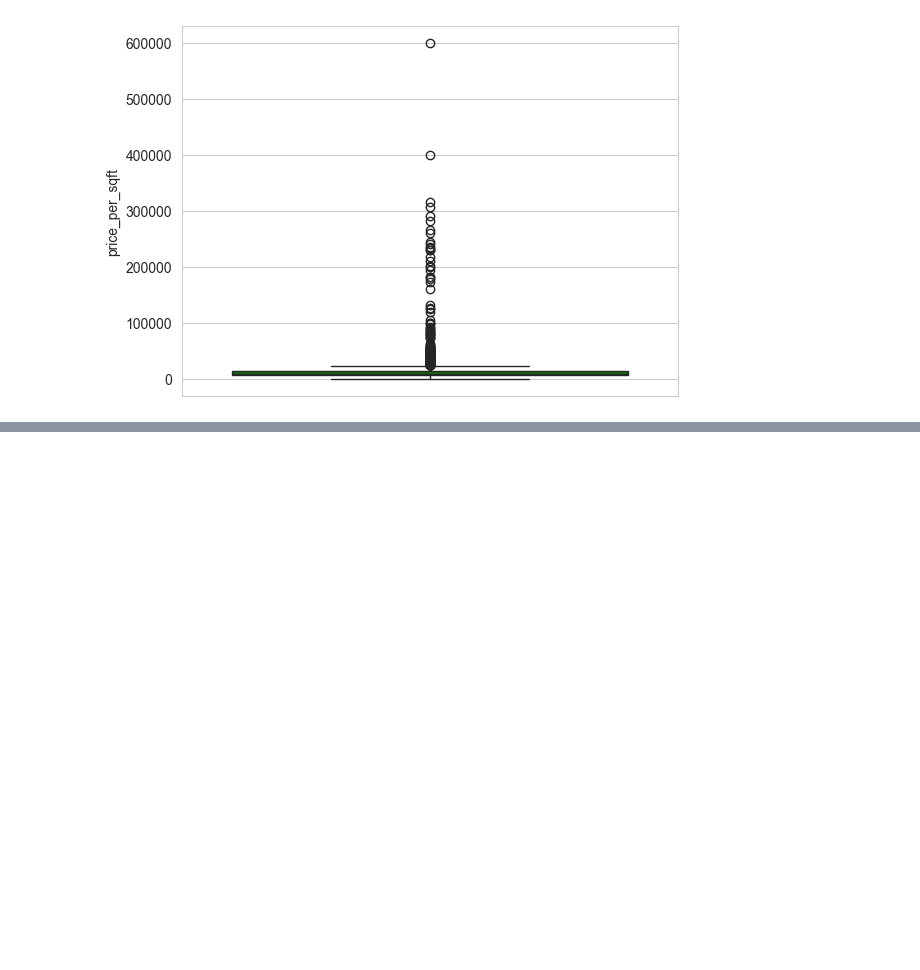
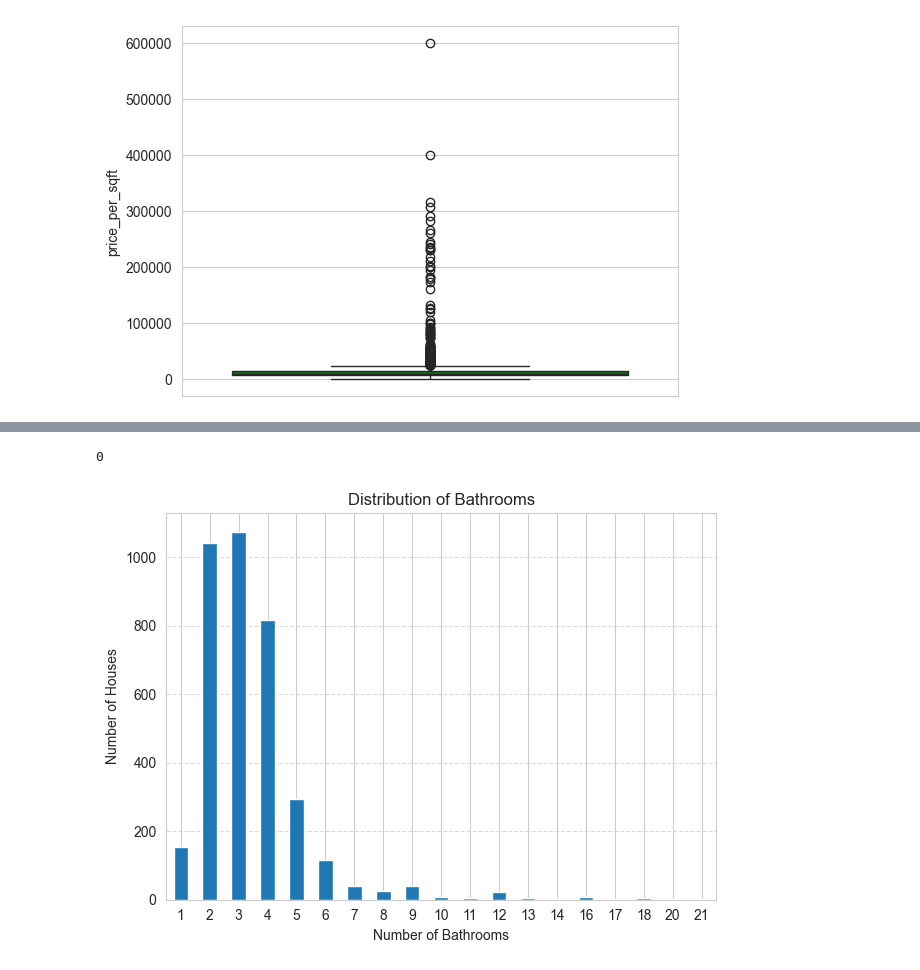
Before and after one commit to 07Sada/real-estate-property-price-predictor, a Jupyter notebook: notebooks/EDA-univariant_analysis_#05.ipynb, the cells around one changed output, grey strips where cells are left out. Drawn from its saved outputs; the diff is of its cells as text; code cells hidden in the pictures; blank space fills up the shorter version.

```diff
--- a/notebooks/EDA-univariant_analysis_#05.ipynb
+++ b/notebooks/EDA-univariant_analysis_#05.ipynb
@@ -543,0 +620,25 @@ sns.boxplot(df['price_per_sqft'], color='green');
+# %%
+# checking the missing values
+df['bathroom'].isnull().sum()
+# %% [output]
+0
+# %%
+df['bathroom'].value_counts().sort_index().plot(kind='bar', colormap='tab20')
+plt.grid(axis='y', linestyle='--', alpha=0.7)
+
+# Improve readability with labels and title
+plt.xlabel('Number of Bathrooms')
+plt.ylabel('Number of Houses')
+plt.title('Distribution of Bathrooms')
+
+# Rotate x-axis labels for better visibility with many categories
+plt.xticks(rotation=0)  # For horizontal labels
+# plt.xticks(rotation=45)  # For diagonal labels (optional)
+
+# Adjust layout for better spacing
+plt.tight_layout()
+
+# Display the plot
+plt.show()
+# %% [output]
+[figure, added]
```
Also changed, not shown: parts of 28 cells of this notebook.
